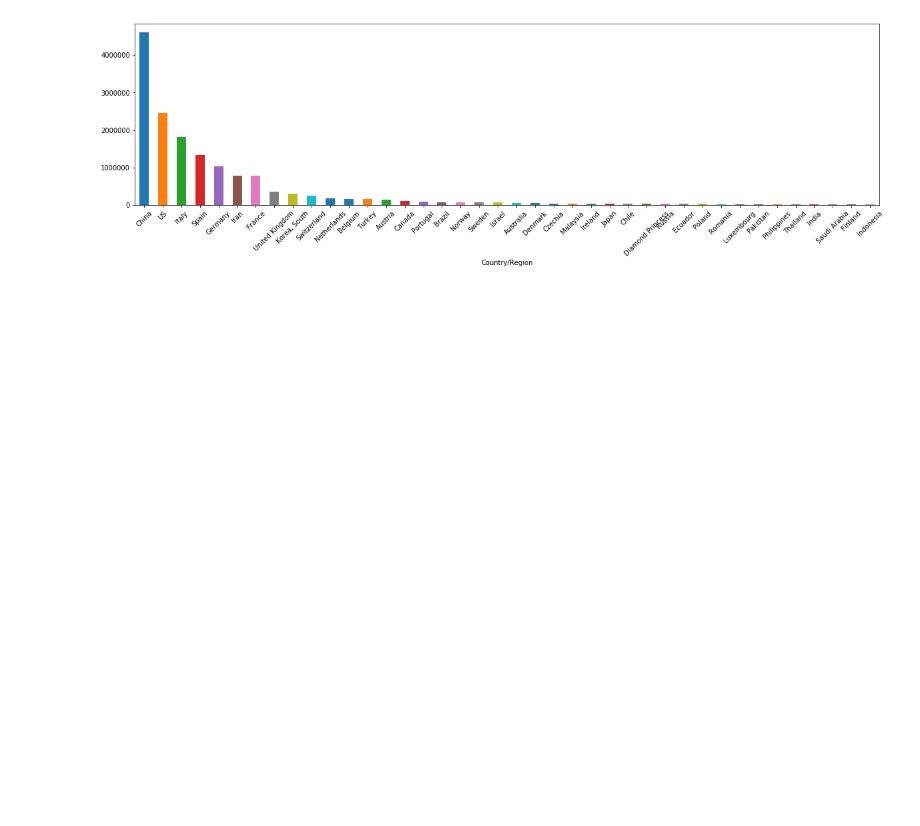
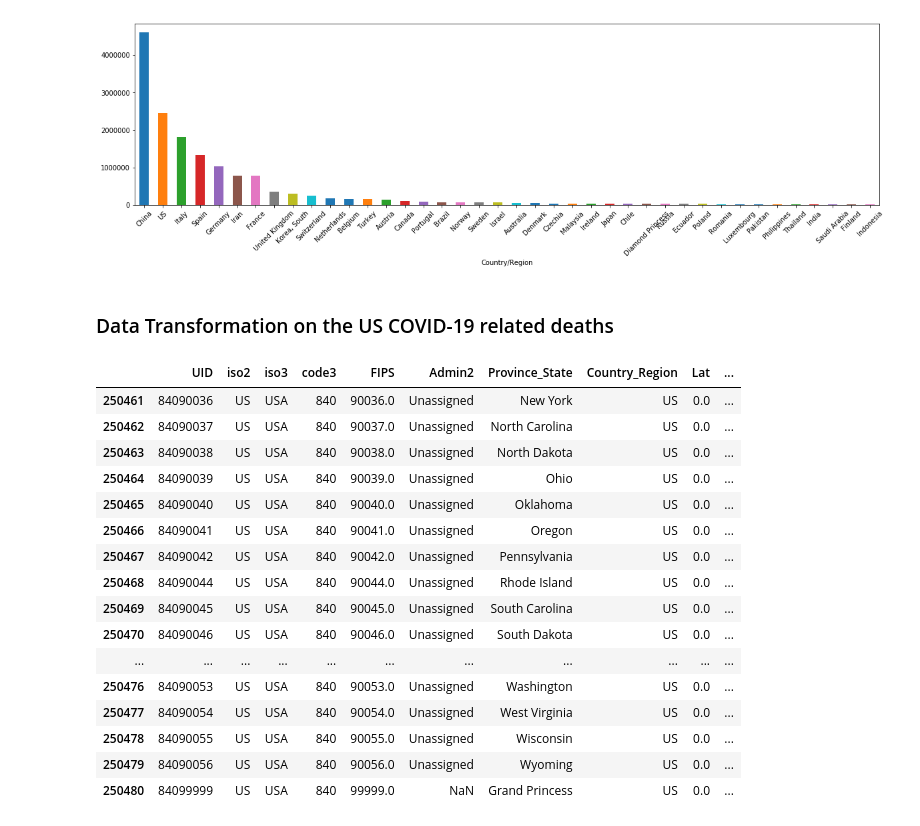
Before and after one commit to emichris/COVID-19-Visualization, a Jupyter notebook: explore-confirmed-global.ipynb, the cells around one changed output. Drawn from its saved outputs; the diff is of its cells as text; code cells hidden in the pictures; blank space fills up the shorter version.

```diff
--- a/explore-confirmed-global.ipynb
+++ b/explore-confirmed-global.ipynb
@@ -71,3 +65,25 @@ df_melt.groupby('Country/Region').sum()['numcases'].sort_values().plot(kind='bar
 df_melt.groupby('Country/Region').sum()['numcases'].sort_values().nlargest(40).plot(kind='bar', figsize=(20,5), rot=45);
 # %% [output]
 [figure]
+# %% [markdown]
+### Data Transformation on the US COVID-19 related deaths
+# %%
+df_us_melt.tail(20)
+# %% [output]
+|  | UID | iso2 | iso3 | code3 | FIPS | Admin2 | Province_State | Country_Region | Lat | ... |
+| 250461 | 84090036 | US | USA | 840 | 90036.0 | Unassigned | New York | US | 0.0 | ... |
+| 250462 | 84090037 | US | USA | 840 | 90037.0 | Unassigned | North Carolina | US | 0.0 | ... |
+| 250463 | 84090038 | US | USA | 840 | 90038.0 | Unassigned | North Dakota | US | 0.0 | ... |
+| 250464 | 84090039 | US | USA | 840 | 90039.0 | Unassigned | Ohio | US | 0.0 | ... |
+| 250465 | 84090040 | US | USA | 840 | 90040.0 | Unassigned | Oklahoma | US | 0.0 | ... |
+| 250466 | 84090041 | US | USA | 840 | 90041.0 | Unassigned | Oregon | US | 0.0 | ... |
+| 250467 | 84090042 | US | USA | 840 | 90042.0 | Unassigned | Pennsylvania | US | 0.0 | ... |
+| 250468 | 84090044 | US | USA | 840 | 90044.0 | Unassigned | Rhode Island | US | 0.0 | ... |
+| 250469 | 84090045 | US | USA | 840 | 90045.0 | Unassigned | South Carolina | US | 0.0 | ... |
+| 250470 | 84090046 | US | USA | 840 | 90046.0 | Unassigned | South Dakota | US | 0.0 | ... |
+| ... | ... | ... | ... | ... | ... | ... | ... | ... | ... | ... |
+| 250476 | 84090053 | US | USA | 840 | 90053.0 | Unassigned | Washington | US | 0.0 | ... |
+| 250477 | 84090054 | US | USA | 840 | 90054.0 | Unassigned | West Virginia | US | 0.0 | ... |
+| 250478 | 84090055 | US | USA | 840 | 90055.0 | Unassigned | Wisconsin | US | 0.0 | ... |
+| 250479 | 84090056 | US | USA | 840 | 90056.0 | Unassigned | Wyoming | US | 0.0 | ... |
+| 250480 | 84099999 | US | USA | 840 | 99999.0 | NaN | Grand Princess | US | 0.0 | ... |
```
Also changed, not shown: parts of 10 cells of this notebook, 8 other files.
